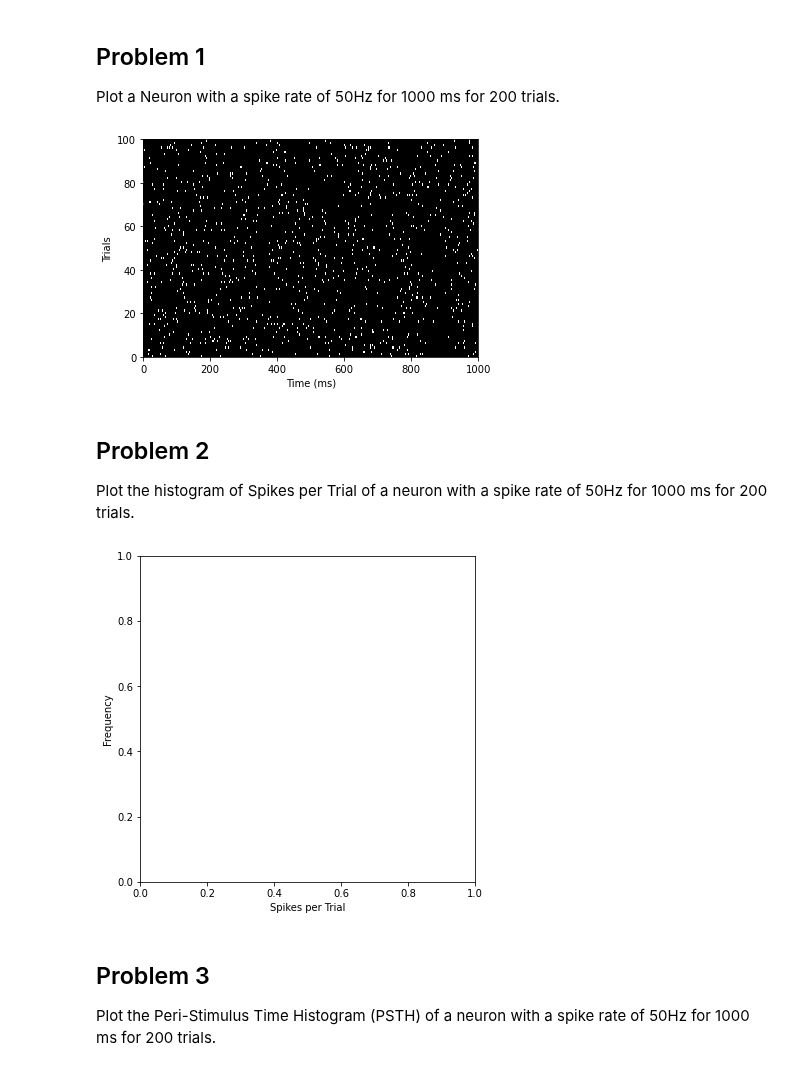
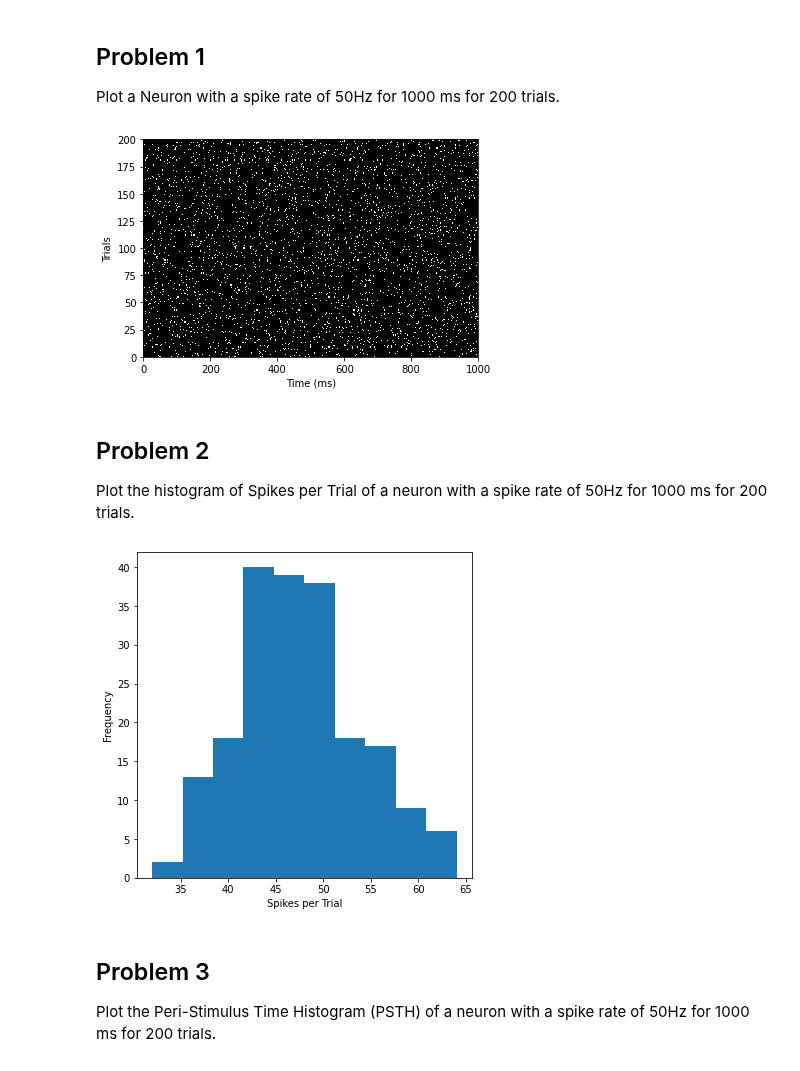
Before and after one commit to john-s-butler-dit/Basic-Introduction-to-Python, a Jupyter notebook: W2T2 Simulate Spiking Trials.ipynb, the cells around one changed output. Cells and saved outputs as stored; diff of their text form; code cells hidden in the pictures.

```diff
--- a/W2T2 Simulate Spiking Trials.ipynb
+++ b/W2T2 Simulate Spiking Trials.ipynb
@@ -91,7 +91,9 @@ Plot a Neuron with a spike rate of 50Hz for 1000 ms for 200 trials.
 ## INSERT: Plot a Neuron with a spike rate of 50Hz for 1000 ms for 200 trials.
 ##############################################################################
 #######################ANSWER#################################
-
+Spike_Rate=50
+Samples=1000
+Trials=200
 
 #######################ANSWER#################################
 
@@ -109,29 +111,30 @@ plt.xlabel('Time (ms)')
 plt.ylabel('Trials')
 plt.show() # This plots the figure
 # %% [output]
-[figure, old version]
+[figure, new version]
 # %% [markdown]
 ## Problem 2
 Plot the histogram of Spikes per Trial of a neuron with a spike rate of 50Hz for 1000 ms for 200 trials.
 # %%
 
 fig = plt.figure(figsize=(6,6))
 ##############################################################################
 ## INSERT: Plot the histogram of Spikes per Trial of a neuron with a spike rate
 ## of 50Hz for 1000 ms for 200 trials.
 ##############################################################################
 #######################ANSWER#################################
 
+plt.hist(Spikes.sum(0))
 
 #######################ANSWER#################################
 
 
 
 plt.xlabel('Spikes per Trial')
 plt.ylabel('Frequency')
 plt.show()
 # %% [output]
-[figure, old version]
+[figure, new version]
 # %% [markdown]
 ## Problem 3
 Plot the Peri-Stimulus Time Histogram (PSTH) of a neuron with a spike rate of 50Hz for 1000 ms for 200 trials.
```
Also changed, not shown: parts of 5 cells of this notebook.
